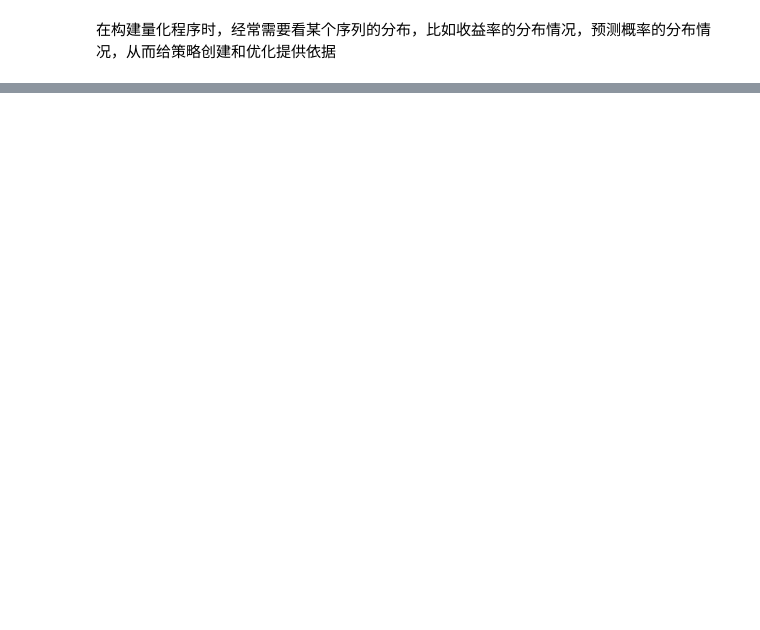
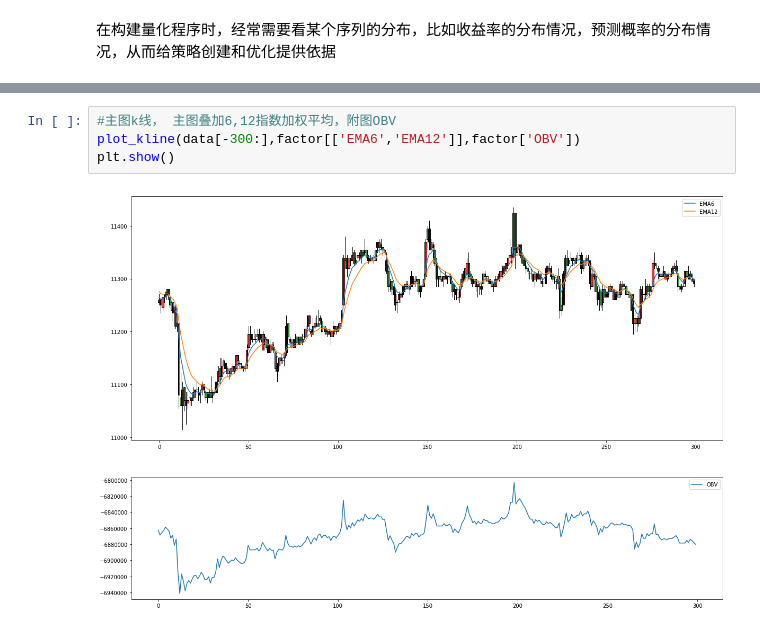
Before and after one commit to quanttrade/AI_Quant_Course, a Jupyter notebook: notebook/02.Working_with_data&feature.ipynb, the cells around one changed output, grey strips where cells are left out. Drawn from its saved outputs; the diff is of its cells as text; blank space fills up the shorter version.

```diff
--- a/notebook/02.Working_with_data&feature.ipynb
+++ b/notebook/02.Working_with_data&feature.ipynb
@@ -263,0 +681,6 @@ _ = plt.hist(returns.values,bins=300,range=[-0.05,0.05])
+# %%
+#主图k线， 主图叠加6,12指数加权平均，附图OBV
+plot_kline(data[-300:],factor[['EMA6','EMA12']],factor['OBV'])
+plt.show()
+# %% [output]
+[figure, added]
```
Also changed, not shown: parts of 23 cells of this notebook.
